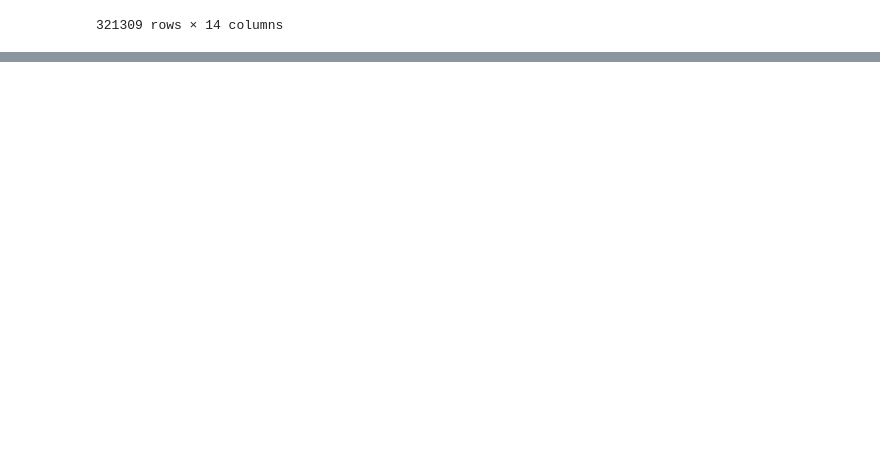
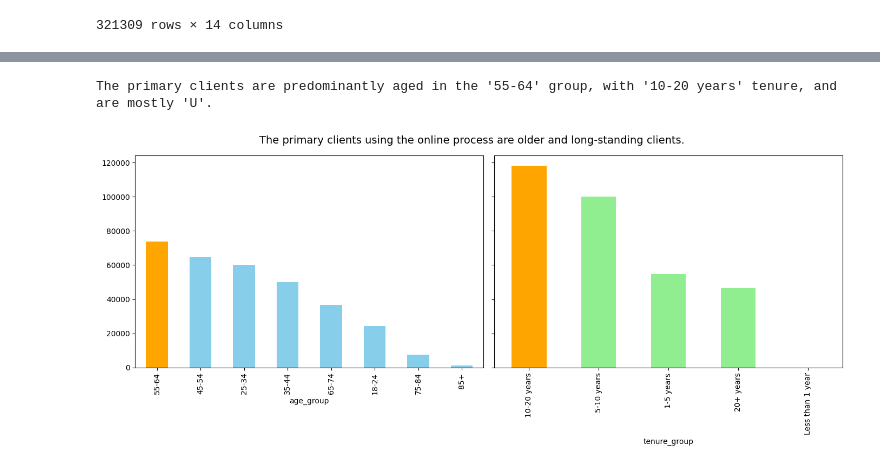
Before and after one commit to mirajkarsneha/vanguard-ab-test, a Jupyter notebook: data_cleaning.ipynb, the cells around one changed output, grey strips where cells are left out. Saved outputs shown, nothing was run; the diff lists cells and outputs as text; code cells hidden in the pictures; blank space fills up the shorter version.

```diff
--- a/data_cleaning.ipynb
+++ b/data_cleaning.ipynb
@@ -177,0 +273,49 @@ Name: process_step, Length: 50273, dtype: int64
+# %%
+# Get the most common age group
+most_common_age_group = df_final_demo['age_group'].mode()[0]
+
+# Get the most common tenure group
+most_common_tenure_group = df_final_demo['tenure_group'].mode()[0]
+
+# Get the most common gender
+most_common_gender = df_final_demo['gender'].mode()[0]
+
+# Print the results
+print(f"The primary clients are predominantly aged in the '{most_common_age_group}' group, "
+      f"with '{most_common_tenure_group}' tenure, and are mostly '{most_common_gender}'.")
+# %% [output]
+The primary clients are predominantly aged in the '55-64' group, with '10-20 years' tenure, and are mostly 'U'.
+# %%
+import pandas as pd
+import matplotlib.pyplot as plt
+
+# Assuming the dataframe is already loaded as df_final_demo
+# Get the counts of each age group and tenure group
+age_group_counts = df_final_demo['age_group'].value_counts()
+tenure_group_counts = df_final_demo['tenure_group'].value_counts()
+
+# Determine the most common age group and tenure group
+most_common_age_group = age_group_counts.idxmax()
+most_common_tenure_group = tenure_group_counts.idxmax()
+
+# Classify the most common age and tenure categories
+age_category = 'Younger' if most_common_age_group in ['18-24', '25-34', '35-44'] else 'Older'
+tenure_category = 'New' if most_common_tenure_group in ['Less than 1 year', '1-5 years'] else 'Long-standing'
+
+# Plotting using pandas
+fig, axes = plt.subplots(1, 2, figsize=(14, 6), sharey=True)
+
+# Age group plot
+age_group_counts.plot(kind='bar', ax=axes[0], color=['orange' if x == most_common_age_group else 'skyblue' for x in age_group_counts.index])
+
+# Tenure group plot
+tenure_group_counts.plot(kind='bar', ax=axes[1], color=['orange' if x == most_common_tenure_group else 'lightgreen' for x in tenure_group_counts.index])
+
+# Add the conclusion as a text annotation
+fig.suptitle(f"The primary clients using the online process are {age_category.lower()} and {tenure_category.lower()} clients.", fontsize=14)
+
+# Show the plot
+plt.tight_layout()
+plt.show()
+# %% [output]
+[figure, added]
```
Also changed, not shown: parts of 19 cells of this notebook, 1 other file.
